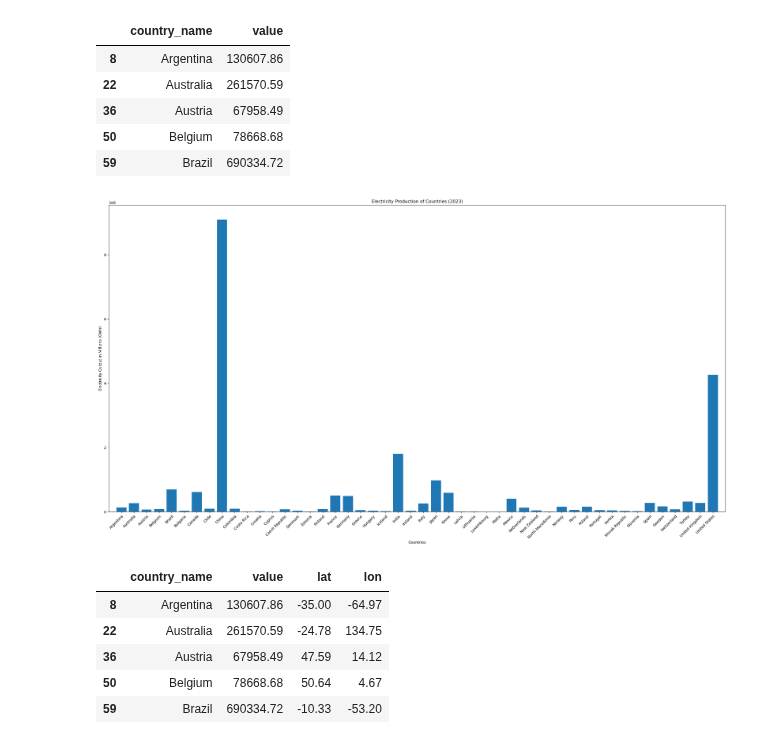
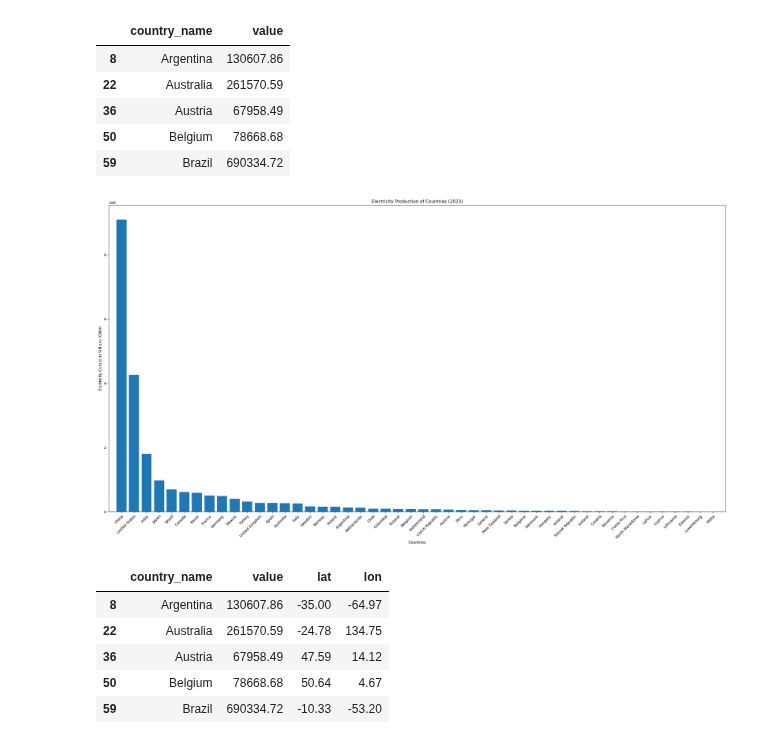
Before and after one commit to bburwinkel0721/Electric-Production, a Jupyter notebook: electricity_anaylsis.ipynb, the cells around one changed output. Cells and saved outputs as stored; diff of their text form; code cells hidden in the pictures.

Commit message:
sorted the production datsframe so that the bar graph looks nicer

```diff
--- a/electricity_anaylsis.ipynb
+++ b/electricity_anaylsis.ipynb
@@ -90,24 +90,27 @@ production_by_country_2023_df.head()
 | 50 | Belgium | 78668.68 |
 | 59 | Brazil | 690334.72 |
 # %%
+# Sort values
+sorted_production_by_country_2023_df = production_by_country_2023_df.sort_values('value', ascending=False)
+
 # Create a bar plot of all countries elerticity production in 2023
 fig, ax = plt.subplots(figsize=(30,15))
-ax.bar(production_by_country_2023_df['country_name'], production_by_country_2023_df['value'])
+ax.bar(sorted_production_by_country_2023_df['country_name'], sorted_production_by_country_2023_df['value'])
 
 # Create labels
-ax.set_xticks(ticks=production_by_country_2023_df['country_name'],labels=production_by_country_2023_df['country_name'],rotation_mode='anchor',ha='right', rotation=45)
+ax.set_xticks(ticks=sorted_production_by_country_2023_df['country_name'],labels=sorted_production_by_country_2023_df['country_name'],rotation_mode='anchor',ha='right', rotation=45)
 ax.set_xlabel('Countries')
 ax.set_ylabel('Electricity Output in Millions (GWh)')
 ax.set_title('Electricity Production of Countries (2023)')
 ax.set_xlim(-1, 48)
 
 # Save image to output folder
 fig.savefig('./output_data/electricity_2023_comparison.png')
 
 # Display the plot
 plt.show()
 # %% [output]
-[figure, old version]
+[figure, new version]
 # %%
 # Create lists for the latitudes and longitudes of each country
 list_of_lats = []
```
Also changed, not shown: 1 other file.
